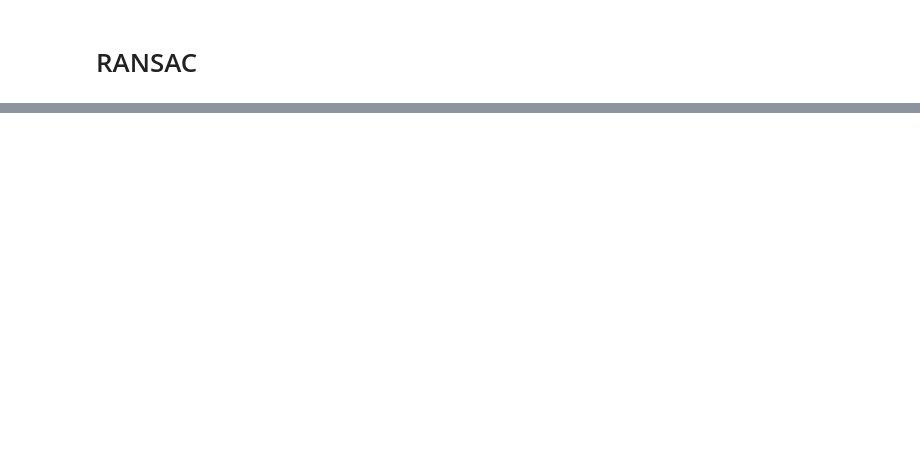
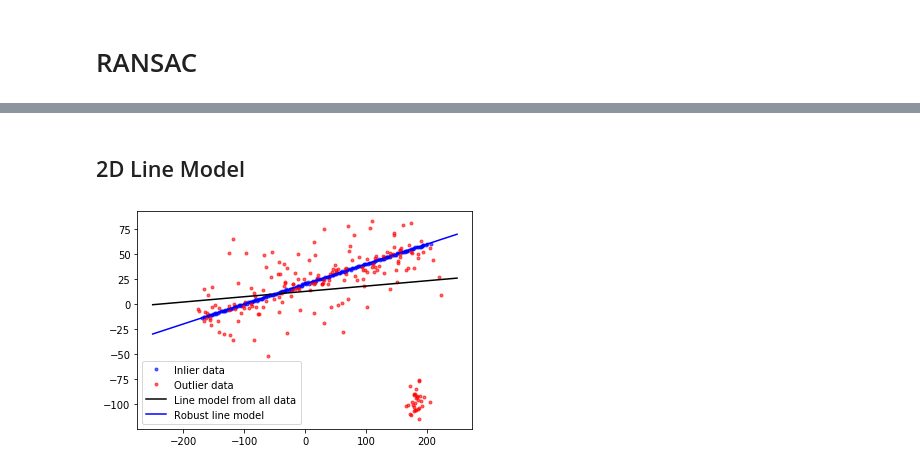
Before and after one commit to christianpfitzner/python_robotics, a Jupyter notebook: RANSAC.ipynb, the cells around one changed output, grey strips where cells are left out. Saved outputs shown, nothing was run; the diff lists cells and outputs as text; code cells hidden in the pictures; blank space fills up the shorter version.

Commit message:
-- adding an example for kmean clusters -- update for ransac line in 2d and 3d

```diff
--- a/RANSAC.ipynb
+++ b/RANSAC.ipynb
@@ -19,0 +20,52 @@ plt.show
+# %% [markdown]
+## 2D Line Model
+# %%
+import numpy as np
+from matplotlib import pyplot as plt
+
+from skimage.measure import LineModelND, ransac
+
+
+np.random.seed(seed=1)
+
+# generate coordinates of line
+x = np.arange(-200, 200)
+y = 0.2 * x + 20
+data = np.column_stack([x, y])
+
+# add gaussian noise to coordinates
+noise = np.random.normal(size=data.shape)
+data += 0.5 * noise
+data[::2] += 5 * noise[::2]
+data[::4] += 20 * noise[::4]
+
+# add faulty data
+faulty = np.array(30 * [(180., -100)])
+faulty += 10 * np.random.normal(size=faulty.shape)
+data[:faulty.shape[0]] = faulty
+
+# fit line using all data
+model = LineModelND()
+model.estimate(data)
+
+# robustly fit line only using inlier data with RANSAC algorithm
+model_robust, inliers = ransac(data, LineModelND, min_samples=2,
+                               residual_threshold=1, max_trials=1000)
+outliers = inliers == False
+
+# generate coordinates of estimated models
+line_x = np.arange(-250, 250)
+line_y = model.predict_y(line_x)
+line_y_robust = model_robust.predict_y(line_x)
+
+fig, ax = plt.subplots()
+ax.plot(data[inliers, 0], data[inliers, 1], '.b', alpha=0.6,
+        label='Inlier data')
+ax.plot(data[outliers, 0], data[outliers, 1], '.r', alpha=0.6,
+        label='Outlier data')
+ax.plot(line_x, line_y, '-k', label='Line model from all data')
+ax.plot(line_x, line_y_robust, '-b', label='Robust line model')
+ax.legend(loc='lower left')
+plt.show()
+# %% [output]
+[figure, added]
```
Also changed, not shown: parts of 3 cells of this notebook, 3 other files.
